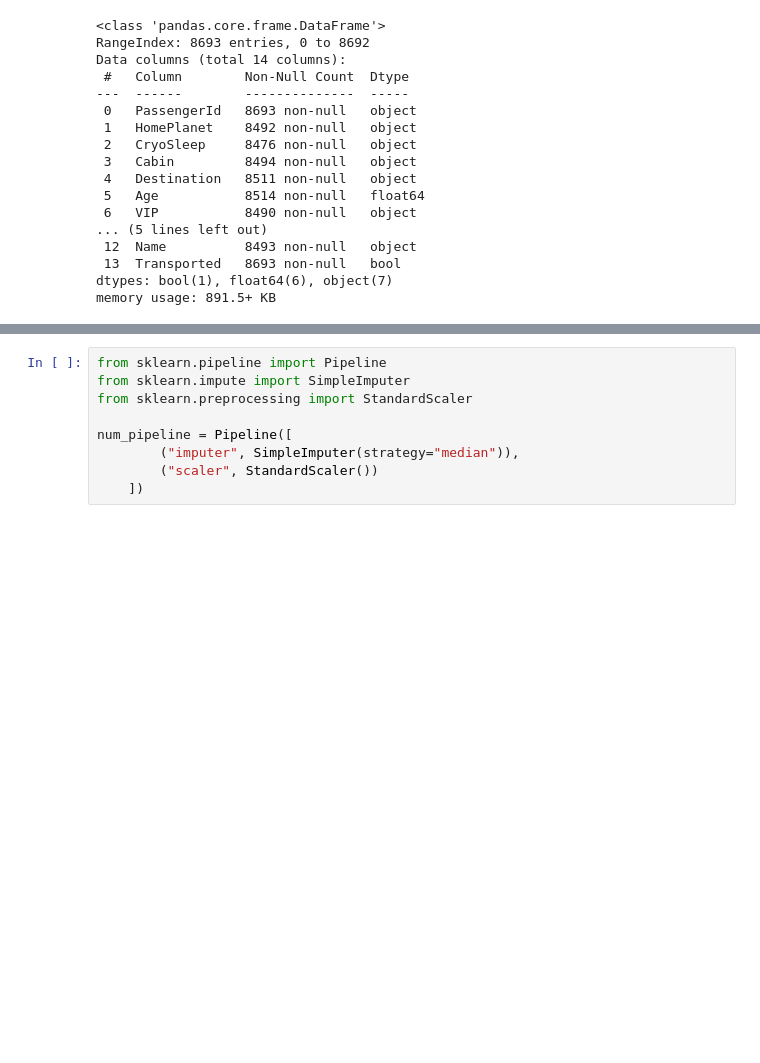
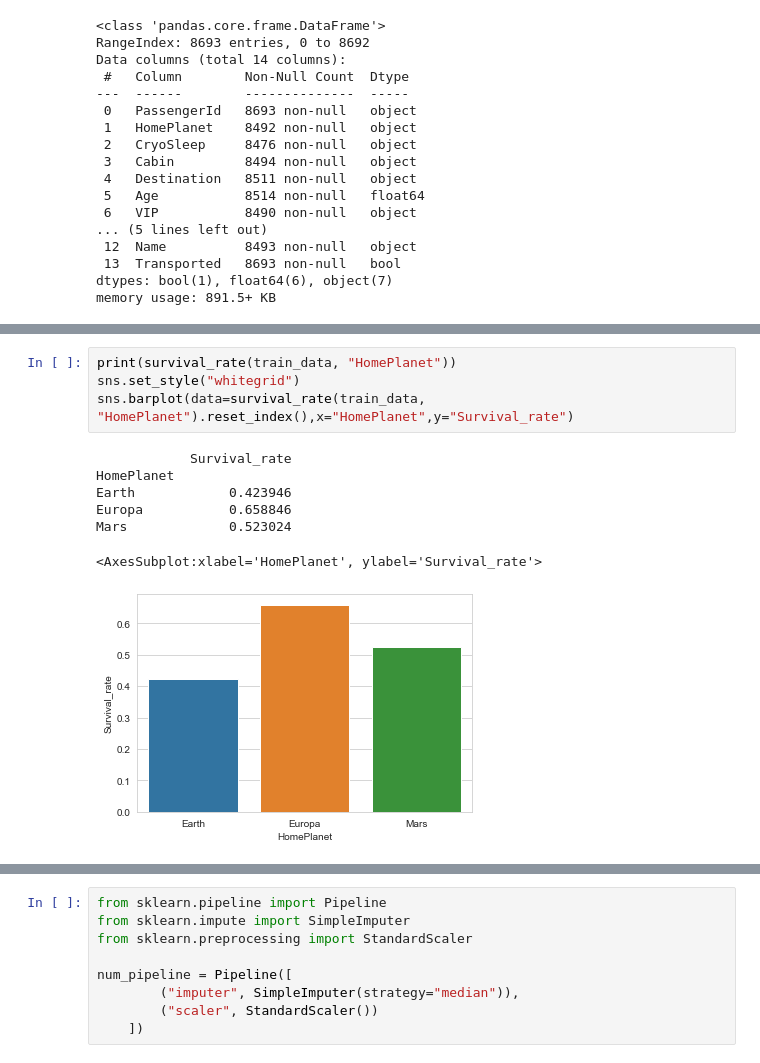
Before and after one commit to remimendes/PE_IA_RM, a Jupyter notebook: Python_script/spaceship_titanic_competition/Spaceship_Titanic_competition.ipynb, the cells around one changed output, grey strips where cells are left out. Saved outputs shown, nothing was run; the diff lists cells and outputs as text; blank space fills up the shorter version.

```diff
--- a/Python_script/spaceship_titanic_competition/Spaceship_Titanic_competition.ipynb
+++ b/Python_script/spaceship_titanic_competition/Spaceship_Titanic_competition.ipynb
@@ -26,0 +122,12 @@ memory usage: 891.5+ KB
+# %%
+print(survival_rate(train_data, "HomePlanet"))
+sns.set_style("whitegrid")
+sns.barplot(data=survival_rate(train_data, "HomePlanet").reset_index(),x="HomePlanet",y="Survival_rate")
+# %% [output]
+            Survival_rate
+HomePlanet
+Earth            0.423946
+Europa           0.658846
+Mars             0.523024
+<AxesSubplot:xlabel='HomePlanet', ylabel='Survival_rate'>
+[figure, added]
```
Also changed, not shown: parts of 76 cells of this notebook, 1 other file.
